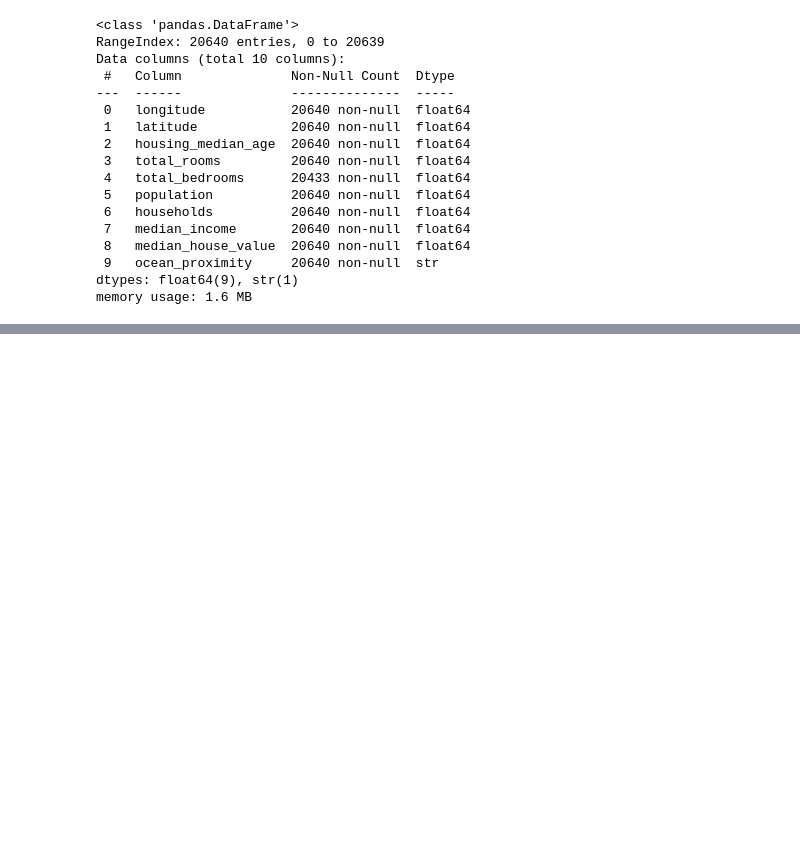
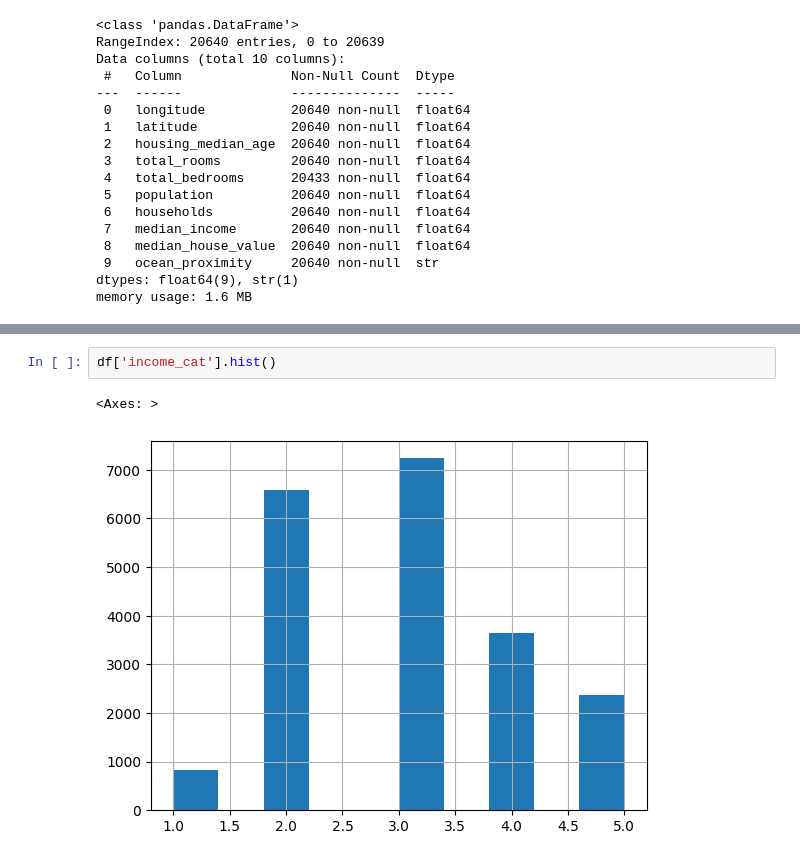
Before and after one commit to Gopinacode/Learnings-Geron-course-on-ML, a Jupyter notebook: Regression.ipynb, the cells around one changed output, grey strips where cells are left out. Drawn from its saved outputs; the diff is of its cells as text; blank space fills up the shorter version.

```diff
--- a/Regression.ipynb
+++ b/Regression.ipynb
@@ -35,0 +73,5 @@ memory usage: 1.6 MB
+# %%
+df['income_cat'].hist()
+# %% [output]
+<Axes: >
+[figure, added]
```
Also changed, not shown: parts of 15 cells of this notebook.
